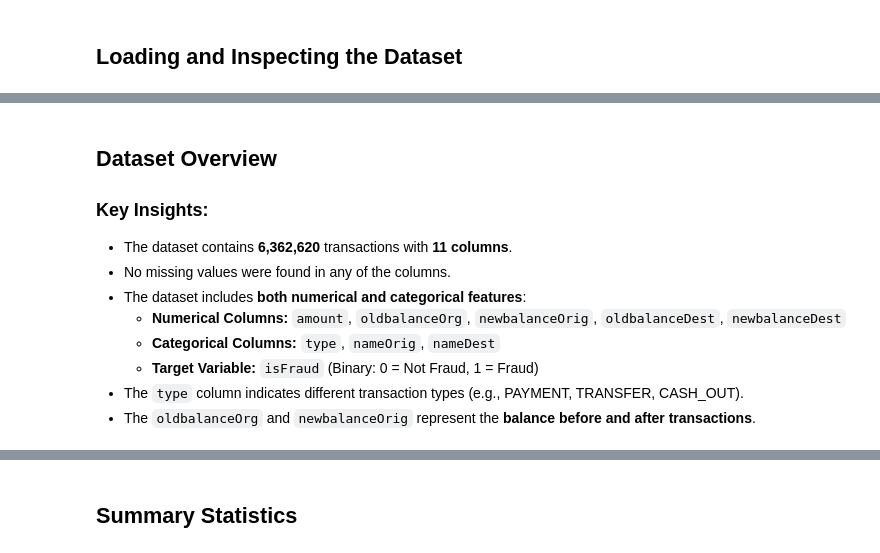
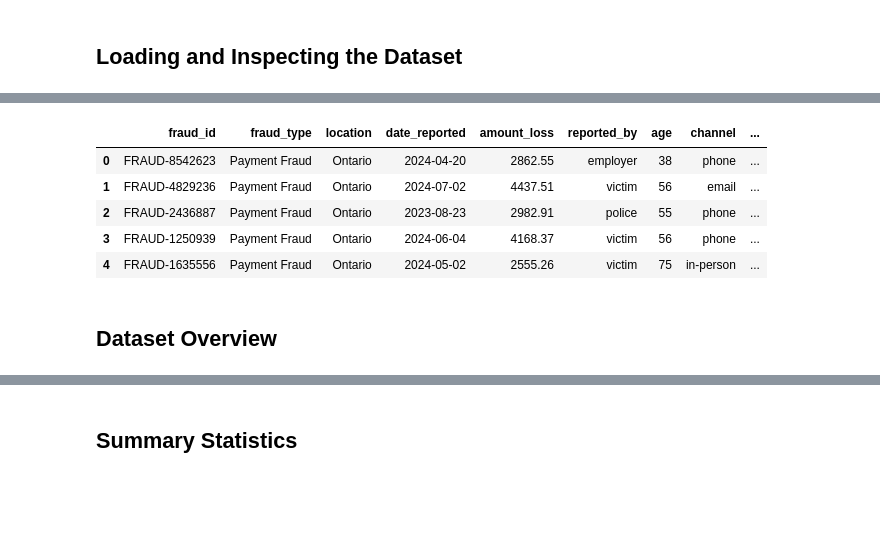
Before and after one commit to Swapnil2409/Financial-Fraud-Detection, a Jupyter notebook: Assignment-4/EDA&Hypothesis_Testing.ipynb, the cells around one changed output, grey strips where cells are left out. Drawn from its saved outputs; the diff is of its cells as text; code cells hidden in the pictures; blank space fills up the shorter version.

```diff
--- a/Assignment-4/EDA&Hypothesis_Testing.ipynb
+++ b/Assignment-4/EDA&Hypothesis_Testing.ipynb
@@ -47,12 +8,19 @@ dtype: int64
-# %% [markdown]
-## **Dataset Overview**
-
-### Key Insights:
-- The dataset contains **6,362,620** transactions with **11 columns**.
-- No missing values were found in any of the columns.
-- The dataset includes **both numerical and categorical features**:
-  - **Numerical Columns:** `amount`, `oldbalanceOrg`, `newbalanceOrig`, `oldbalanceDest`, `newbalanceDest`
-  - **Categorical Columns:** `type`, `nameOrig`, `nameDest`
-  - **Target Variable:** `isFraud` (Binary: 0 = Not Fraud, 1 = Fraud)
-- The `type` column indicates different transaction types (e.g., PAYMENT, TRANSFER, CASH_OUT).
-- The `oldbalanceOrg` and `newbalanceOrig` represent the **balance before and after transactions**.
+# %%
+import pandas as pd
+import matplotlib.pyplot as plt
+import seaborn as sns
+
+# Load the dataset
+df = pd.read_csv('./data/synthetic_fraud_ontario.csv')
+
+# Display first few rows
+df.head()
+# %% [output]
+|  | fraud_id | fraud_type | location | date_reported | amount_loss | reported_by | age | channel | ... |
+| 0 | FRAUD-8542623 | Payment Fraud | Ontario | 2024-04-20 | 2862.55 | employer | 38 | phone | ... |
+| 1 | FRAUD-4829236 | Payment Fraud | Ontario | 2024-07-02 | 4437.51 | victim | 56 | email | ... |
+| 2 | FRAUD-2436887 | Payment Fraud | Ontario | 2023-08-23 | 2982.91 | police | 55 | phone | ... |
+| 3 | FRAUD-1250939 | Payment Fraud | Ontario | 2024-06-04 | 4168.37 | victim | 56 | phone | ... |
+| 4 | FRAUD-1635556 | Payment Fraud | Ontario | 2024-05-02 | 2555.26 | victim | 75 | in-person | ... |
+# %% [markdown]
+## **Dataset Overview**
```
Also changed, not shown: parts of 28 cells of this notebook, 9 other files.
